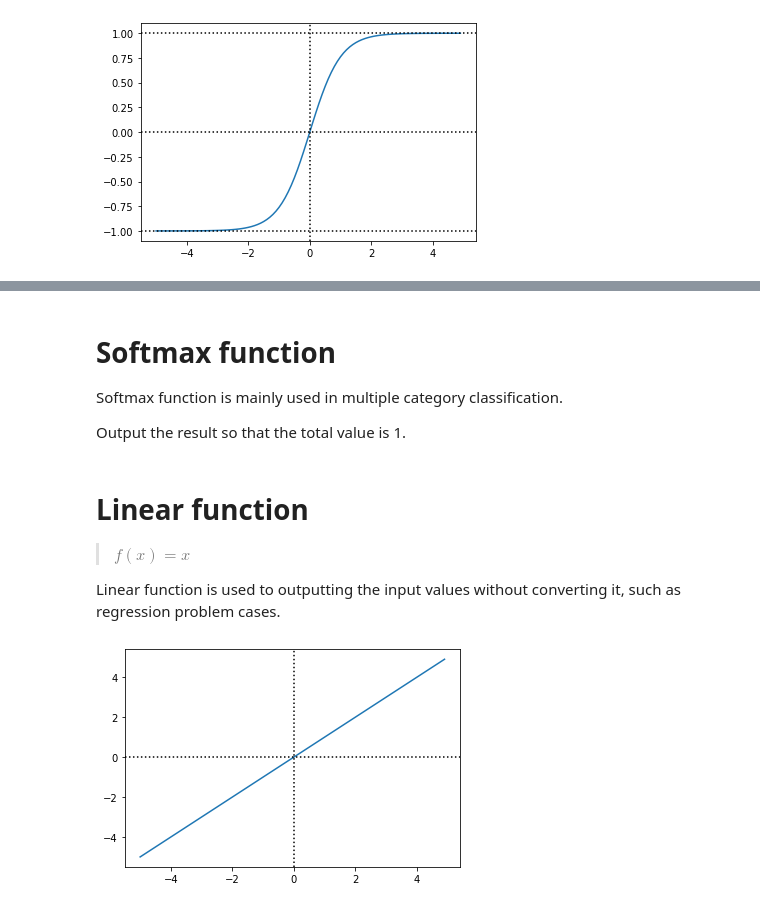
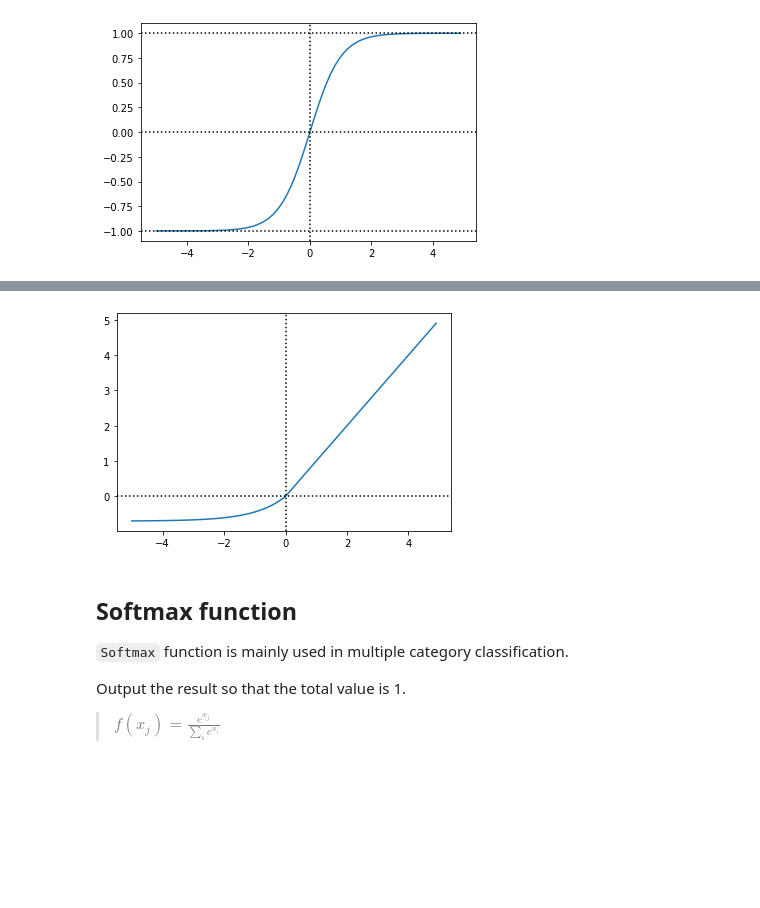
Before and after one commit to HoYaStudy/AI_Study, a Jupyter notebook: doc/activation_function.ipynb, the cells around one changed output, grey strips where cells are left out. Cells and saved outputs as stored; diff of their text form; code cells hidden in the pictures; blank space fills up the shorter version.

Commit message:
Added document
- Activation function

```diff
--- a/doc/activation_function.ipynb
+++ b/doc/activation_function.ipynb
@@ -55,24 +137,25 @@ plt.show()
+# %%
+a = 0.7
+
+def elu(x):
+    if x > 0:
+        return x
+    else:
+        return a * (math.exp(x) - 1)
+
+xlist = np.arange(-5, 5, 0.1)
+y = [elu(x) for x in xlist]
+plt.plot(xlist, y)
+plt.axhline(y=0, color='k', linestyle='dotted')
+plt.axvline(x=0, color='k', linestyle='dotted')
+plt.show()
+# %% [output]
+[figure, added]
 # %% [markdown]
-# Softmax function
+## Softmax function
 
-Softmax function is mainly used in multiple category classification.
+`Softmax` function is mainly used in multiple category classification.
 
 Output the result so that the total value is 1.
+
+> $f(x_j) = \frac{e^{x_j}}{\displaystyle\sum_{i} e^{x_i}}$
-# %% [markdown]
-# Linear function
-
-> $f(x) = x$
-
-Linear function is used to outputting the input values without converting it, such as regression problem cases.
-# %%
-def linear(x):
-    return x
-
-xlist = np.arange(-5, 5, 0.1)
-y = [linear(x) for x in xlist]
-plt.plot(xlist, y)
-plt.axhline(y=0, color='k', linestyle='dotted')
-plt.axvline(x=0, color='k', linestyle='dotted')
-plt.show()
-# %% [output]
-[figure, removed]
```
Also changed, not shown: parts of 12 cells of this notebook, 1 other file.
